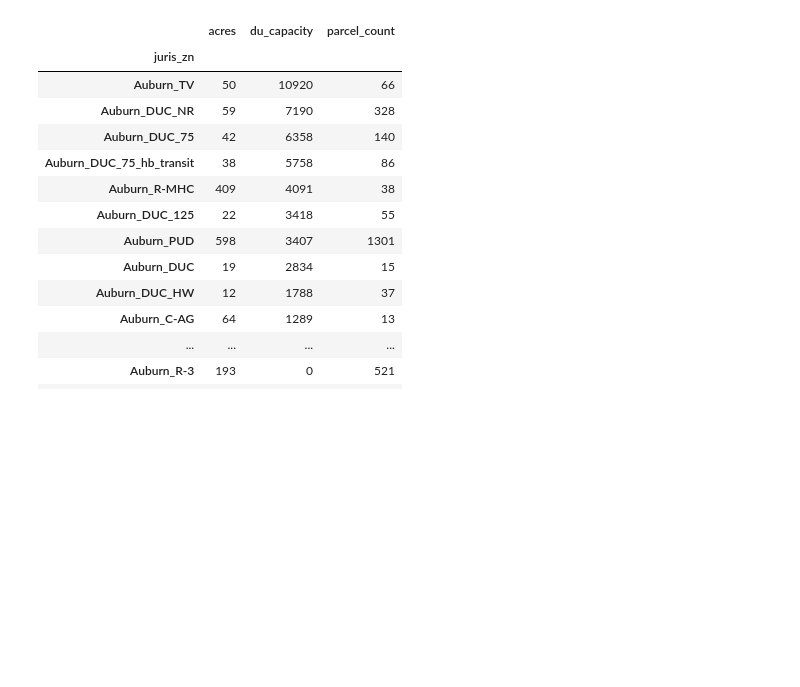
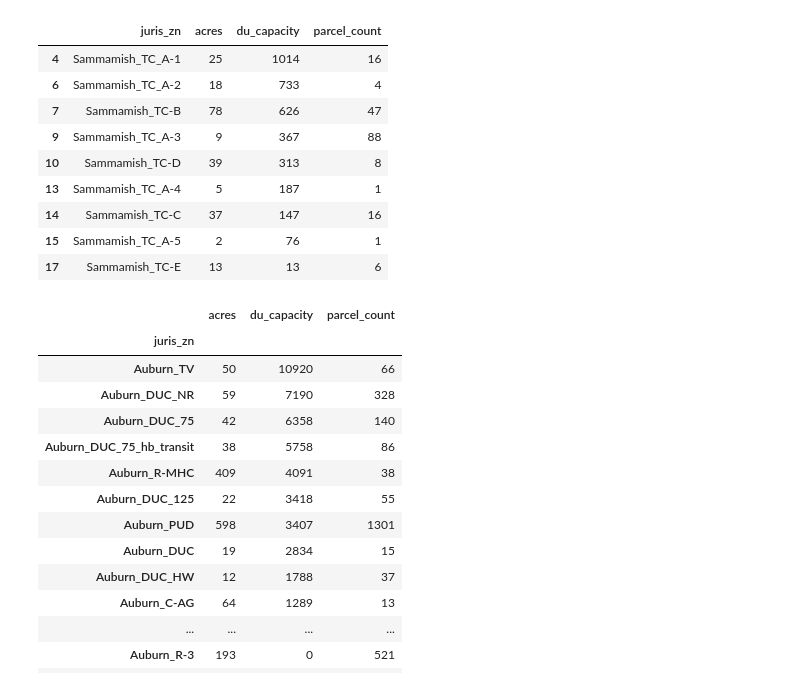
Before and after one commit to psrc/future_land_use, a Jupyter notebook: projects/summer_2026/scratch.ipynb, the cells around one changed output. Saved outputs shown, nothing was run; the diff lists cells and outputs as text; code cells hidden in the pictures; blank space fills up the shorter version.

Commit message:
add Sammamish_TC zones to bonus exclusion

```diff
--- a/projects/summer_2026/scratch.ipynb
+++ b/projects/summer_2026/scratch.ipynb
@@ -71,3 +74,16 @@ np.int64(2377)
+# %%
+df[df['juris_zn'].str.startswith('Sammamish_TC')]
+# %% [output]
+|  | juris_zn | acres | du_capacity | parcel_count |
+| 4 | Sammamish_TC_A-1 | 25 | 1014 | 16 |
+| 6 | Sammamish_TC_A-2 | 18 | 733 | 4 |
+| 7 | Sammamish_TC-B | 78 | 626 | 47 |
+| 9 | Sammamish_TC_A-3 | 9 | 367 | 88 |
+| 10 | Sammamish_TC-D | 39 | 313 | 8 |
+| 13 | Sammamish_TC_A-4 | 5 | 187 | 1 |
+| 14 | Sammamish_TC-C | 37 | 147 | 16 |
+| 15 | Sammamish_TC_A-5 | 2 | 76 | 1 |
+| 17 | Sammamish_TC-E | 13 | 13 | 6 |
 # %%
 calculate_du_capacity('Auburn')
 # %% [output]
```
Also changed, not shown: parts of 4 cells of this notebook, 2 other files.
